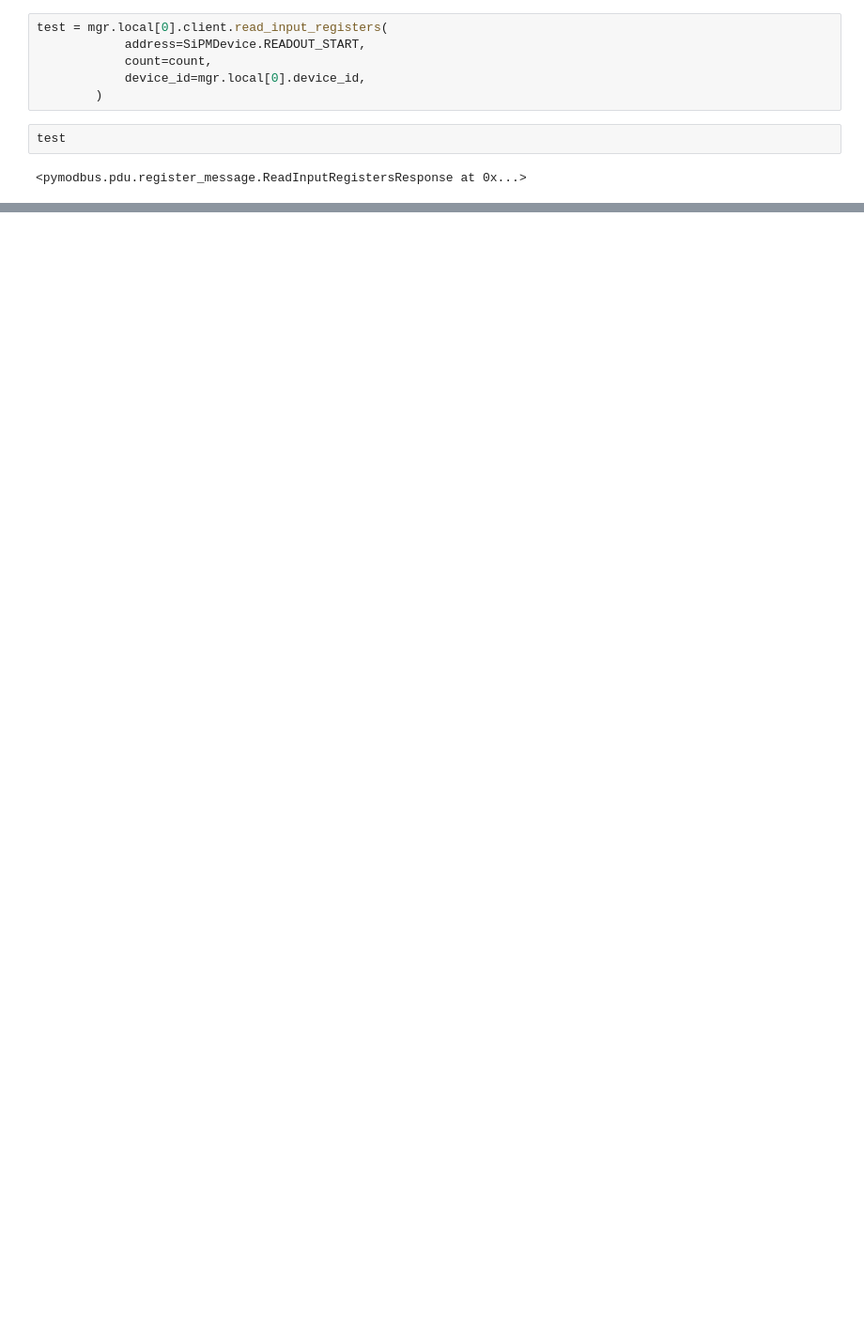
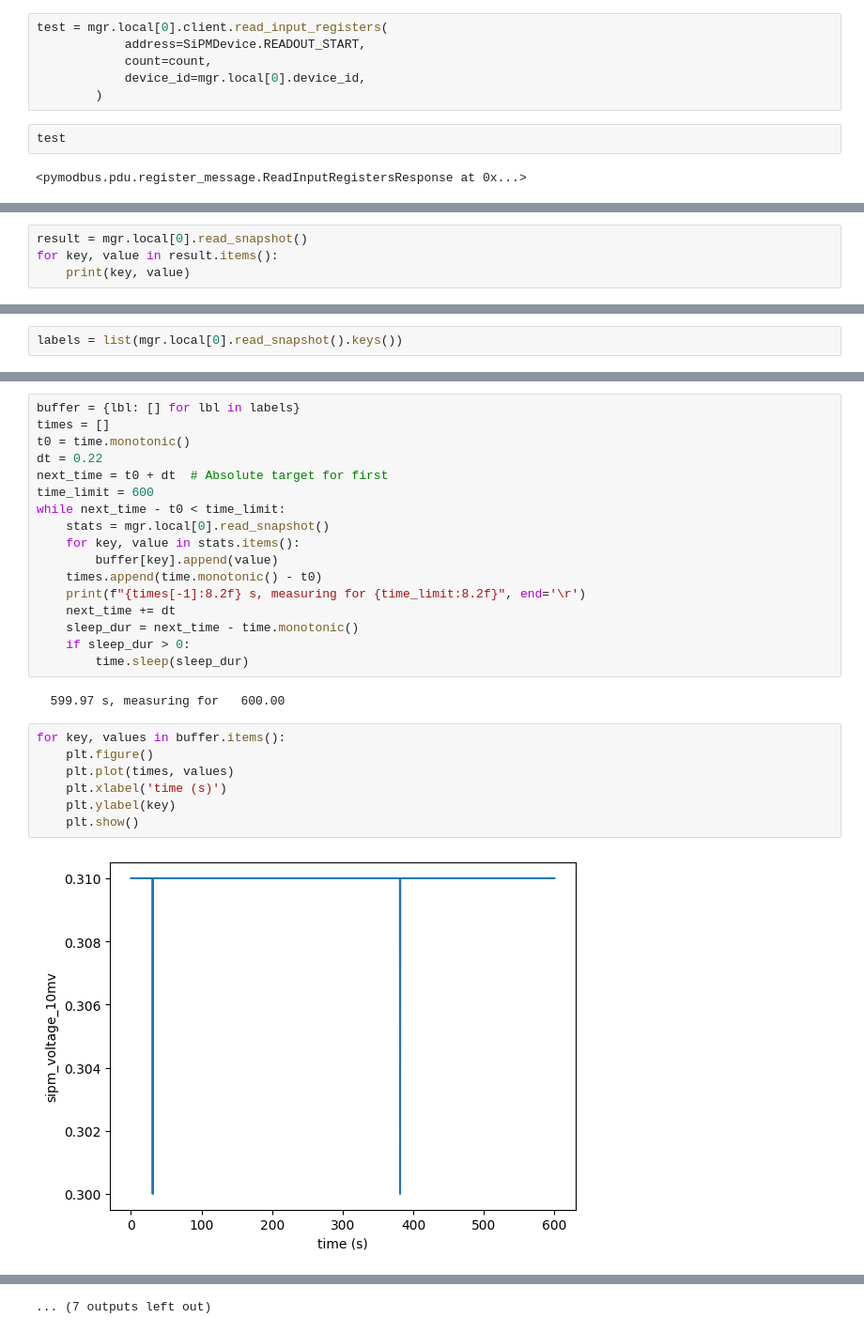
Before and after one commit to nucliflare/nlab-modbus, a Jupyter notebook: scripts/device_test.ipynb, the cells around one changed output, grey strips where cells are left out. Shown at 94% size. Drawn from its saved outputs; the diff is of its cells as text; blank space fills up the shorter version.

```diff
--- a/scripts/device_test.ipynb
+++ b/scripts/device_test.ipynb
@@ -177,0 +178,4 @@ test.registers
+# %%
+result = mgr.local[0].read_snapshot()
+for key, value in result.items():
+    print(key, value)
@@ -177,0 +202,2 @@ test.registers
+# %%
+labels = list(mgr.local[0].read_snapshot().keys())
@@ -177,0 +208,28 @@ test.registers
+# %%
+buffer = {lbl: [] for lbl in labels}
+times = []
+t0 = time.monotonic()
+dt = 0.22
+next_time = t0 + dt  # Absolute target for first
+time_limit = 600
+while next_time - t0 < time_limit:
+    stats = mgr.local[0].read_snapshot()
+    for key, value in stats.items():
+        buffer[key].append(value)
+    times.append(time.monotonic() - t0)
+    print(f"{times[-1]:8.2f} s, measuring for {time_limit:8.2f}", end='\r')
+    next_time += dt
+    sleep_dur = next_time - time.monotonic()
+    if sleep_dur > 0:
+        time.sleep(sleep_dur)
+# %% [output]
+  599.97 s, measuring for   600.00
+# %%
+for key, values in buffer.items():
+    plt.figure()
+    plt.plot(times, values)
+    plt.xlabel('time (s)')
+    plt.ylabel(key)
+    plt.show()
+# %% [output]
+[figure, added]
@@ -177,0 +247 @@ test.registers
+... (7 outputs left out)
```
Also changed, not shown: parts of 18 cells of this notebook, 2 other files.
